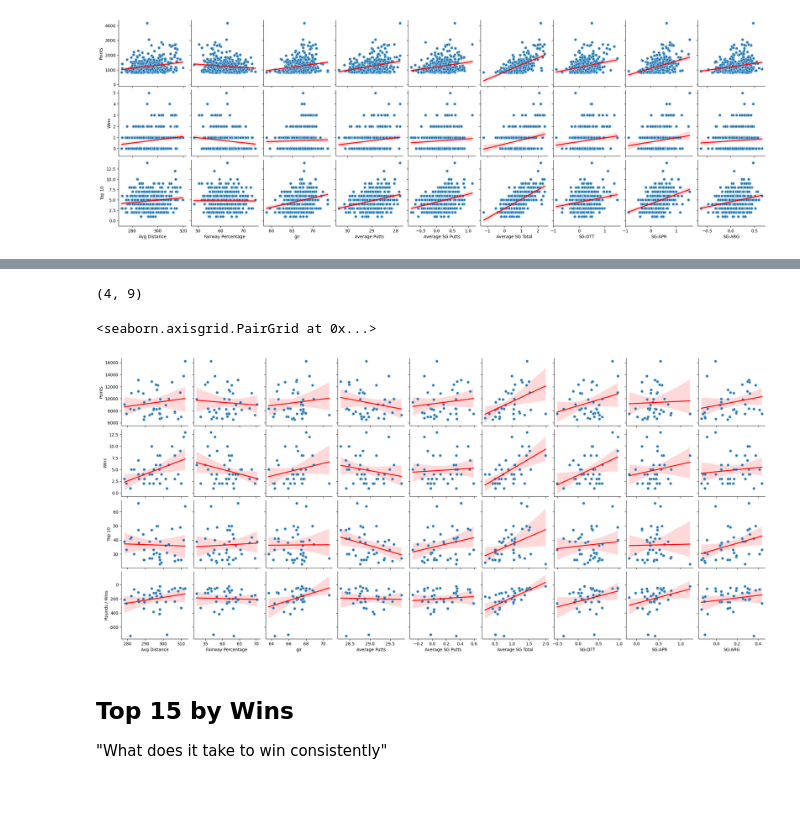
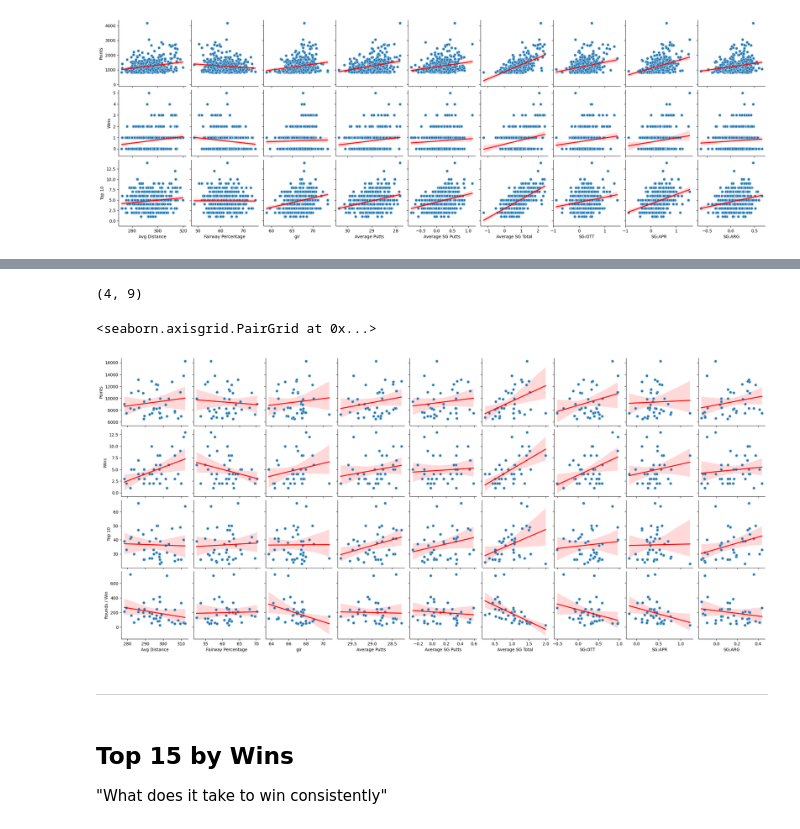
Before and after one commit to michaelmoschitto/golf-success-predictor, a Jupyter notebook: models/LinearTree.ipynb, the cells around one changed output, grey strips where cells are left out. Drawn from its saved outputs; the diff is of its cells as text; code cells hidden in the pictures; blank space fills up the shorter version.

```diff
--- a/models/LinearTree.ipynb
+++ b/models/LinearTree.ipynb
@@ -50,7 +65,7 @@ graph.map(sns.scatterplot)
 avg_2010_to_2018_df = pd.read_csv("../data/pgaTourData.csv").drop(columns=["Year"])
 avg_2010_to_2018_df["Money"] = avg_2010_to_2018_df["Money"].str.replace(',', '').str.replace("$", "").astype(float)
 avg_2010_to_2018_df["Points"] = avg_2010_to_2018_df["Points"].str.replace(',', '').astype(float)
-
+avg_2010_to_2018_df["Rounds / Win"] = avg_2010_to_2018_df["Rounds"] / avg_2010_to_2018_df["Wins"]
 
 aggregations = {
     "Rounds" : sum,
@@ -69,6 +84,7 @@ aggregations = {
     "SG:OTT" : np.mean,
     "SG:APR" : np.mean,
     "SG:ARG" : np.mean,
+    "Rounds / Win" : np.mean
 }
 
 avg_2010_to_2018_df = avg_2010_to_2018_df.groupby(["Player Name"]).agg(aggregations).dropna(subset=["Points"])
@@ -91,9 +111,9 @@ avg_2010_to_2018_df
 # %%
 power_winners_df = avg_2010_to_2018_df
 power_winners_df = power_winners_df[(power_winners_df["Wins"] != 0) & (power_winners_df["Rounds"] != 0) & (power_winners_df["Rounds"] > 100)]
-power_winners_df["Rounds / Wins"] = avg_2010_to_2018_df["Rounds"] / avg_2010_to_2018_df["Wins"]
+power_winners_df["Rounds / Win"] = avg_2010_to_2018_df["Rounds"] / avg_2010_to_2018_df["Wins"]
 
-power_winners_df.sort_values(by="Rounds / Wins", ascending=True).head(15)
+power_winners_df.sort_values(by="Rounds / Win", ascending=True).head(15)
 # %% [output]
 A value is trying to be set on a copy of a slice from a DataFrame.
 Try using .loc[row_indexer,col_indexer] = value instead
@@ -120,24 +140,22 @@ See the caveats in the documentation: https://pandas.pydata.org/pandas-docs/stab
 # %%
 df_to_plot = power_winners_df.drop(columns=["Rounds", "Average Score"])
 top_ten_percent  = df_to_plot["Points"].quantile(.75)
 
 df_to_plot = df_to_plot[df_to_plot["Points"] >= top_ten_percent]
 
-graph = sns.pairplot(df_to_plot, kind="reg", plot_kws={'line_kws':{'color':'red'}}, y_vars=["Points", "Wins", "Top 10", "Rounds / Wins"], x_vars=["Avg Distance", "Fairway Percentage", "gir", "Average Putts", "Average SG Putts", "Average SG Total", "SG:OTT", "SG:APR", "SG:ARG"])
+graph = sns.pairplot(df_to_plot, kind="reg", plot_kws={'line_kws':{'color':'red'}}, y_vars=["Points", "Wins", "Top 10", "Rounds / Win"], x_vars=["Avg Distance", "Fairway Percentage", "gir", "Average Putts", "Average SG Putts", "Average SG Total", "SG:OTT", "SG:APR", "SG:ARG"])
 print(graph.axes.shape)
 
 # Flip x axis for Avg Putts since less putts is better
 graph.axes[2][3].invert_xaxis()
 
-for ax in graph.axes[3]:
-    ax.invert_yaxis()
-
-graph.axes[2][3].invert_xaxis()
 graph.map(sns.scatterplot)
 # %% [output]
 (4, 9)
 <seaborn.axisgrid.PairGrid at 0x...>
-[figure, old version]
+[figure, new version]
+# %% [markdown]
+-----
 # %% [markdown]
 ## Top 15 by Wins
 "What does it take to win consistently"
```
Also changed, not shown: parts of 26 cells of this notebook.
